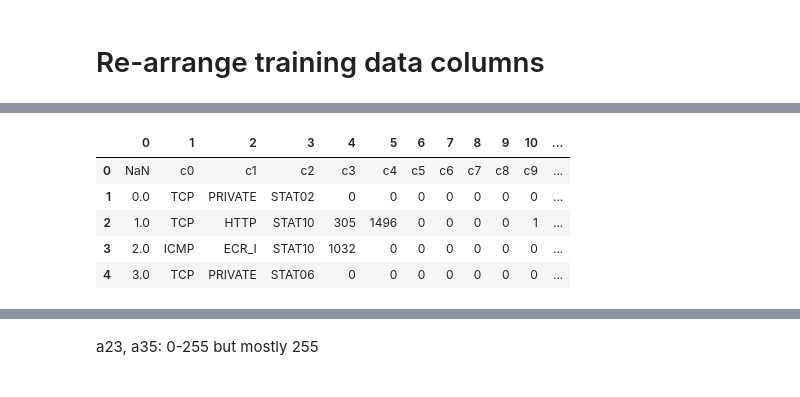
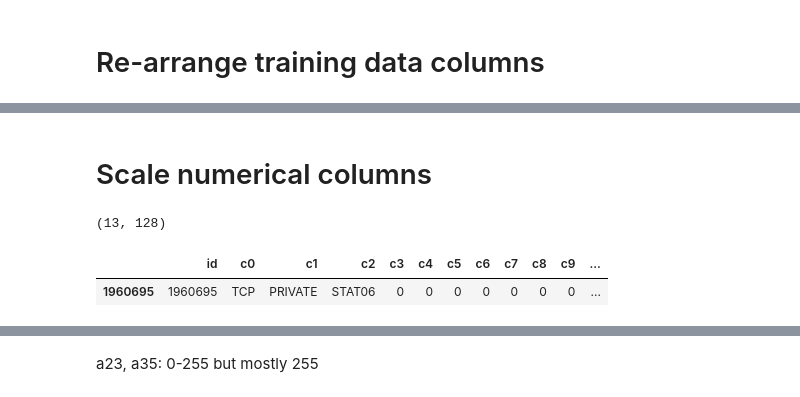
Before and after one commit to reductionista/madlib-site, a Jupyter notebook: community-artifacts/network_anomaly_smote_v1.ipynb, the cells around one changed output, grey strips where cells are left out. Cells and saved outputs as stored; diff of their text form; code cells hidden in the pictures.

```diff
--- a/community-artifacts/network_anomaly_smote_v1.ipynb
+++ b/community-artifacts/network_anomaly_smote_v1.ipynb
@@ -481,2 +481,2 @@ training_data_int[:50]
 # %%
-training_data_xform = pd.read_csv('/Users/dominovaldano/Dropbox/vbetter/training_data_xform.csv', header=None, dtype=float)
+training_data_xform = pd.read_csv('/Users/dominovaldano/Dropbox/vbetter/training_data_xform.csv')
@@ -484,0 +546,2 @@ ValueError: could not convert string to float: id
+# %% [markdown]
+# Scale numerical columns
@@ -484,0 +552,4 @@ ValueError: could not convert string to float: id
+# %%
+X_train.shape
+# %% [output]
+(13, 128)
@@ -485,9 +569,7 @@ ValueError: could not convert string to float: id
+# %%
+training_data_xform[training_data_xform.id == 1960695]
+# %% [output]
+|  | id | c0 | c1 | c2 | c3 | c4 | c5 | c6 | c7 | c8 | c9 | ... |
+| 1960695 | 1960695 | TCP | PRIVATE | STAT06 | 0 | 0 | 0 | 0 | 0 | 0 | 0 | ... |
 # %%
 training_data_xform[:5]
-# %% [output]
-|  | 0 | 1 | 2 | 3 | 4 | 5 | 6 | 7 | 8 | 9 | 10 | ... |
-| 0 | NaN | c0 | c1 | c2 | c3 | c4 | c5 | c6 | c7 | c8 | c9 | ... |
-| 1 | 0.0 | TCP | PRIVATE | STAT02 | 0 | 0 | 0 | 0 | 0 | 0 | 0 | ... |
-| 2 | 1.0 | TCP | HTTP | STAT10 | 305 | 1496 | 0 | 0 | 0 | 0 | 1 | ... |
-| 3 | 2.0 | ICMP | ECR_I | STAT10 | 1032 | 0 | 0 | 0 | 0 | 0 | 0 | ... |
-| 4 | 3.0 | TCP | PRIVATE | STAT06 | 0 | 0 | 0 | 0 | 0 | 0 | 0 | ... |
```
Also changed, not shown: parts of 61 cells of this notebook.
